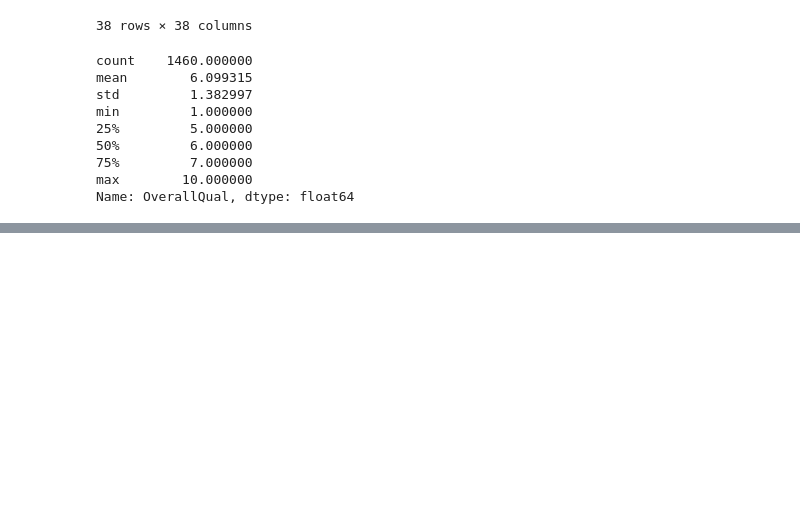
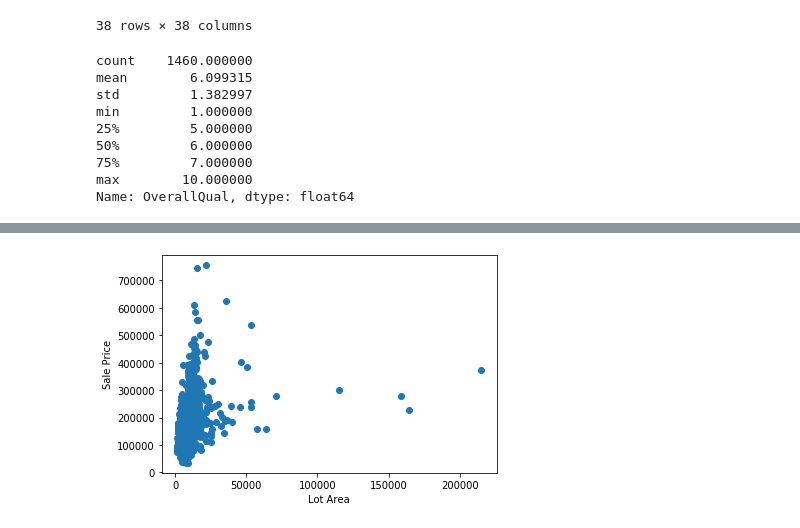
Before and after one commit to allenj813/DS-SYD-PT-24FEB, a Jupyter notebook: Projects/Mini Project 2 - Housing Prediction.ipynb, the cells around one changed output, grey strips where cells are left out. Saved outputs shown, nothing was run; the diff lists cells and outputs as text; code cells hidden in the pictures; blank space fills up the shorter version.

```diff
--- a/Projects/Mini Project 2 - Housing Prediction.ipynb
+++ b/Projects/Mini Project 2 - Housing Prediction.ipynb
@@ -166,0 +166,9 @@ draw_scatter_plot(house['SalePrice'], house['YrSold'])
+# %%
+# Plot LotArea versus SalePrice
+# LotArea defined as: Lot size in square feet
+plt.scatter(house['LotArea'], house['SalePrice'])
+plt.xlabel('Lot Area')
+plt.ylabel('Sale Price')
+plt.show()
+# %% [output]
+[figure, added]
```
Also changed, not shown: parts of 45 cells of this notebook, 5 other files.
